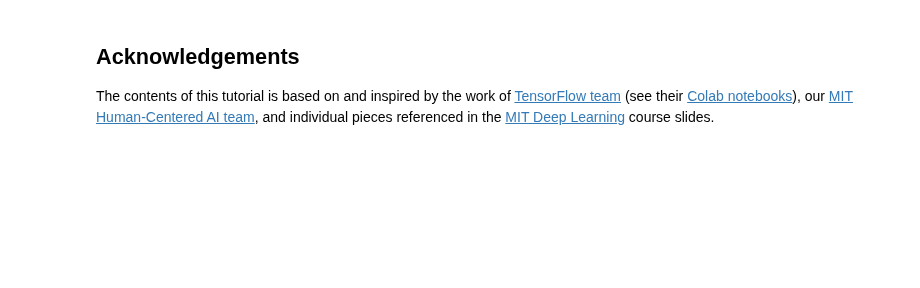
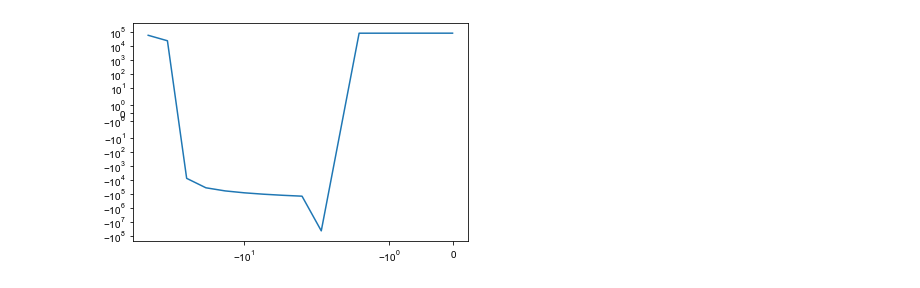
Before and after one commit to VivaswatS/selCoefEst, a Jupyter notebook: working_selCoefEst.ipynb, the cells around one changed output. Drawn from its saved outputs; the diff is of its cells as text; code cells hidden in the pictures; blank space fills up the shorter version.

```diff
--- a/working_selCoefEst.ipynb
+++ b/working_selCoefEst.ipynb
@@ -344,0 +33,6 @@ plt.hist(preds_mean_vae/np.sum(preds_mean_vae))
+# %%
+## read-in saved model (no retraining required)
+prob_model = tf.keras.models.load_model('saved_model/lognorm_model', compile=False)
+negloglik = lambda y, p_y: -tf.reduce_sum(p_y.log_prob(y))
+# compile the loaded model with the custome objects
+prob_model.compile(optimizer='adam', loss=negloglik)
@@ -344,0 +86,14 @@ plt.hist(preds_mean_vae/np.sum(preds_mean_vae))
+# %%
+# log P(Xl, al | gamma)
+def get_lp_alxl(g, Xlred, logalred, prob_model=prob_model):
+    """function to compute L(gamma|Xl,al), where gamma is a range of values and Xl & al are given sets of freqs and ages"""
+
+    res = np.empty(len(logalred))
+
+    ahat = prob_model(np.vstack((np.log(Xlred),np.repeat(g,len(Xlred)))).T)
+    preds = ahat.mean().numpy()
+    preds_sd = ahat.stddev().numpy()
+
+    for ia, a in enumerate(logalred):
+        res[ia] = scipy.stats.norm.logpdf(a, loc=preds[ia], scale=preds_sd[ia])
+    return res
@@ -345,2 +149,12 @@ plt.hist(preds_mean_vae/np.sum(preds_mean_vae))
+# %%
+%%time
+## assuming only one selection coefficient and both age & freq info
+sin_agefreq = np.empty(len(gamma))
+for ig, g in enumerate(gamma):
+    sin_agefreq[ig] = np.sum(get_lp_alxl(g, dat[:,0], np.log(dat[:,2])) + get_lp_xl(g, dat[:,0]))
+
+plt.plot(gamma,sin_agefreq,'k')
+plt.xscale('symlog')
+plt.yscale('symlog')
 # %%
 # %% [output]
@@ -563,4 +162,7 @@ Downloading data from https://storage.googleapis.com/tensorflow/tf-keras-dataset
-# %% [markdown]
-## Acknowledgements
-
-The contents of this tutorial is based on and inspired by the work of [TensorFlow team](https://www.tensorflow.org) (see their [Colab notebooks](https://www.tensorflow.org/tutorials/)), our [MIT Human-Centered AI team](https://hcai.mit.edu), and individual pieces referenced in the [MIT Deep Learning](https://deeplearning.mit.edu) course slides.
+# %%
+# using only the allele age and freq (not adding component from freq...)
+plt.plot(gamma,[np.sum(get_lp_alxl(g, dat[:,0], np.log(dat[:,2]))) for g in gamma])
+plt.xscale('symlog')
+plt.yscale('symlog')
+# %% [output]
+[figure, added]
```
Also changed, not shown: parts of 66 cells of this notebook.
